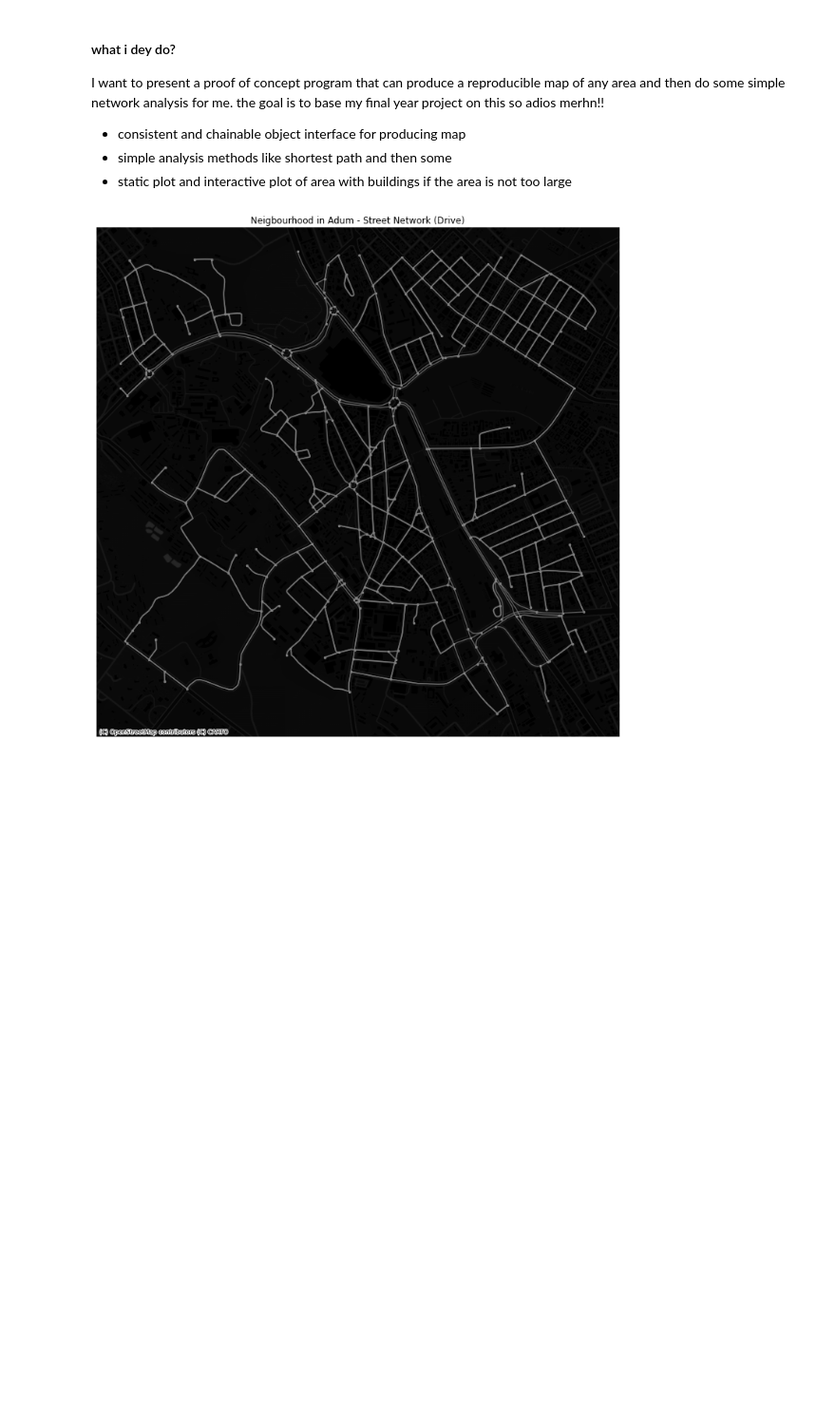
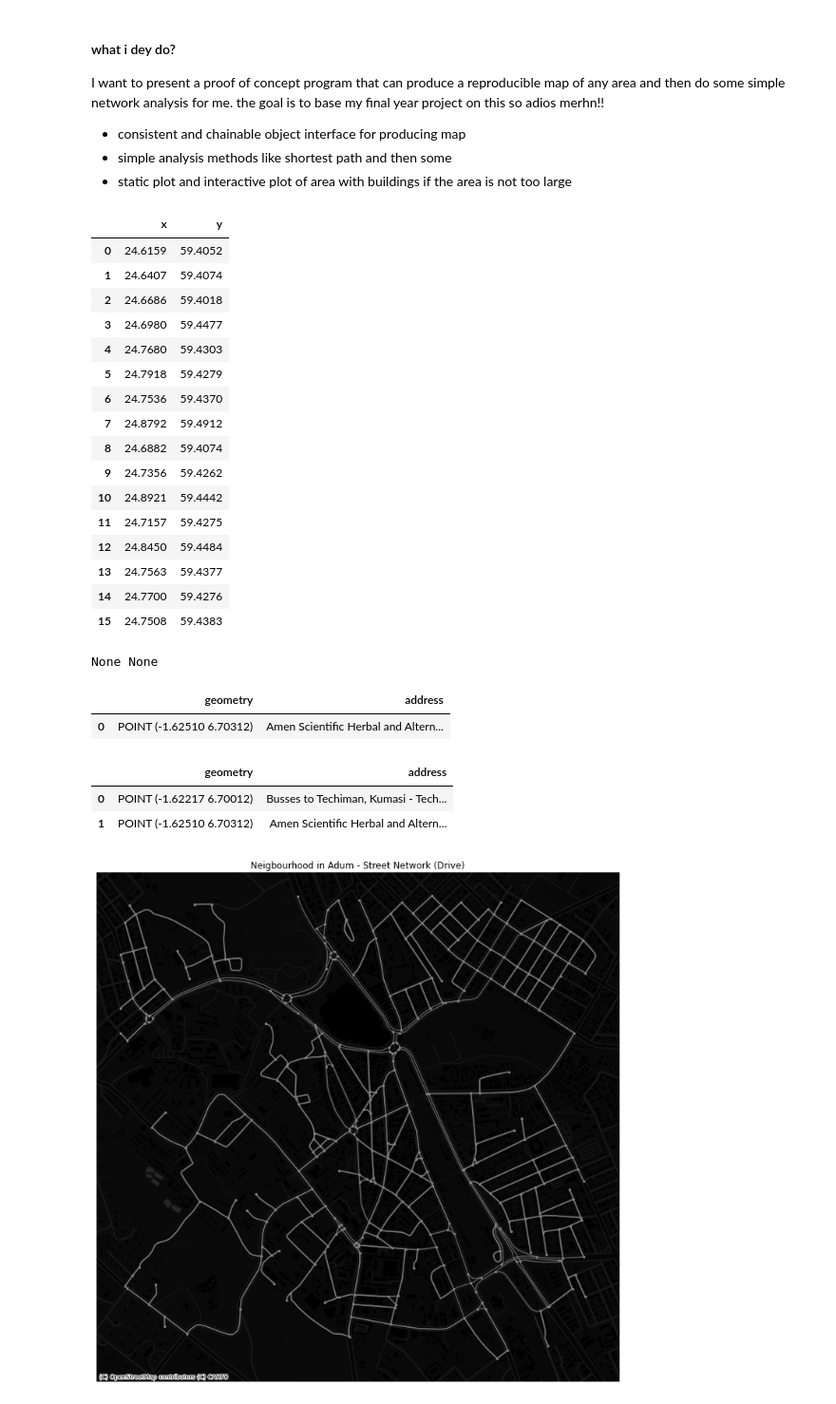
Before and after one commit to Joe-Degs/AutoGIS, a Jupyter notebook: test-thesis/reproducible_data_downloads.ipynb, the cells around one changed output. Shown at 95% size. Saved outputs shown, nothing was run; the diff lists cells and outputs as text; code cells hidden in the pictures; blank space fills up the shorter version.

```diff
--- a/test-thesis/reproducible_data_downloads.ipynb
+++ b/test-thesis/reproducible_data_downloads.ipynb
@@ -97,10 +97,10 @@ from shapely.geometry import Point, LineString
 # %%
-def load_csv(sep=',', *files, **kwargs):
+def load_csv(sep, *files, **kwargs):
     """load csv file from filesystem"""
     assert len(files), "load_csv: expecting two files"
     assert all([os.path.isfile(f) for f in files]), \
         "load_csv: arguments must be valid csv files"
-    return tuple((pandas.read_csv(file, sep=sep **kwargs) for file in files))
+    return [pandas.read_csv(file, sep=sep or ',', **kwargs) for file in files]
 
 def reverse_geocode(coords):
     """given a bunch of csv data containing the coordinates(lat, long) to places, do a
@@ -151,23 +151,23 @@ class Route():
         self.origin_df, self.destination_df = None, None
 
         typ = point_type.split('_')
-        assert len(typ) < 1, "Route: invalid point_type"
+        assert len(typ) >= 1, "Route: invalid point_type"
         if typ[0] == 'csv':
-            files = load_csv(origin, destination)
-            self.origin = files[0]
-            self.destination = files[1]
+            self.origin, self.destination = load_csv(',', origin, destination)
         elif typ[0] == 'coords':
 
             # if coordinates is not list, convert to list
             if type(origin) == tuple:
-                self.origin = [origin]
-                self.destination = [destination]
+                origin = [origin]
+                destination = [destination]
+
+                print(self.origin, self.destination)
 
             self.origin = pandas.DataFrame(origin, columns=['y', 'x'])
             self.destination = pandas.DataFrame(destination, columns=['y', 'x'])
 
         # do the geocode
-        if 'names' in point_type or 'coords' in point_type:
+        if 'coords' in point_type:
             self.origin_df, self.destination_df = reverse_geocode_multiple(
                 coords_from_df(self.origin), coords_from_df(self.destination))
         else:
@@ -190,0 +185,33 @@ class Route():
+# %%
+# case a files
+route1 = Route('csv_coords', 'data/origins.csv', 'data/destinations.csv')
+# %%
+route1.head()[0]
+# %% [output]
+|  | x | y |
+| 0 | 24.6159 | 59.4052 |
+| 1 | 24.6407 | 59.4074 |
+| 2 | 24.6686 | 59.4018 |
+| 3 | 24.6980 | 59.4477 |
+| 4 | 24.7680 | 59.4303 |
+| 5 | 24.7918 | 59.4279 |
+| 6 | 24.7536 | 59.4370 |
+| 7 | 24.8792 | 59.4912 |
+| 8 | 24.6882 | 59.4074 |
+| 9 | 24.7356 | 59.4262 |
+| 10 | 24.8921 | 59.4442 |
+| 11 | 24.7157 | 59.4275 |
+| 12 | 24.8450 | 59.4484 |
+| 13 | 24.7563 | 59.4377 |
+| 14 | 24.7700 | 59.4276 |
+| 15 | 24.7508 | 59.4383 |
+# %%
+# case b coord
+route2 = Route('coords', (6.70312, -1.62511), (6.6971, -1.62252))
+# %% [output]
+None None
+# %%
+route2.head_geo()[0]
+# %% [output]
+|  | geometry | address |
+| 0 | POINT (-1.62510 6.70312) | Amen Scientific Herbal and Altern... |
@@ -191,3 +221,9 @@ class Route():
+# %%
+route3.head_geo()[0]
+# %% [output]
+|  | geometry | address |
+| 0 | POINT (-1.62217 6.70012) | Busses to Techiman, Kumasi - Tech... |
+| 1 | POINT (-1.62510 6.70312) | Amen Scientific Herbal and Altern... |
 # %%
 class Graph:
     """An all in one tool to make reproducible network analysis easy
```
Also changed, not shown: parts of 6 cells of this notebook, 2 other files.
